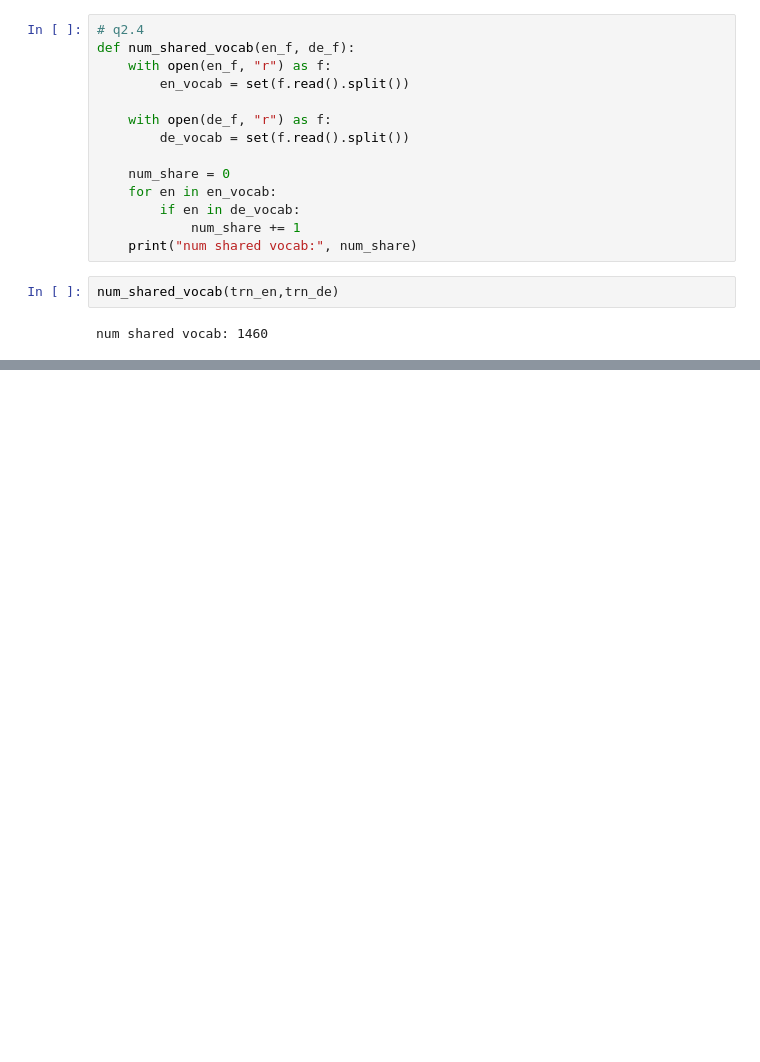
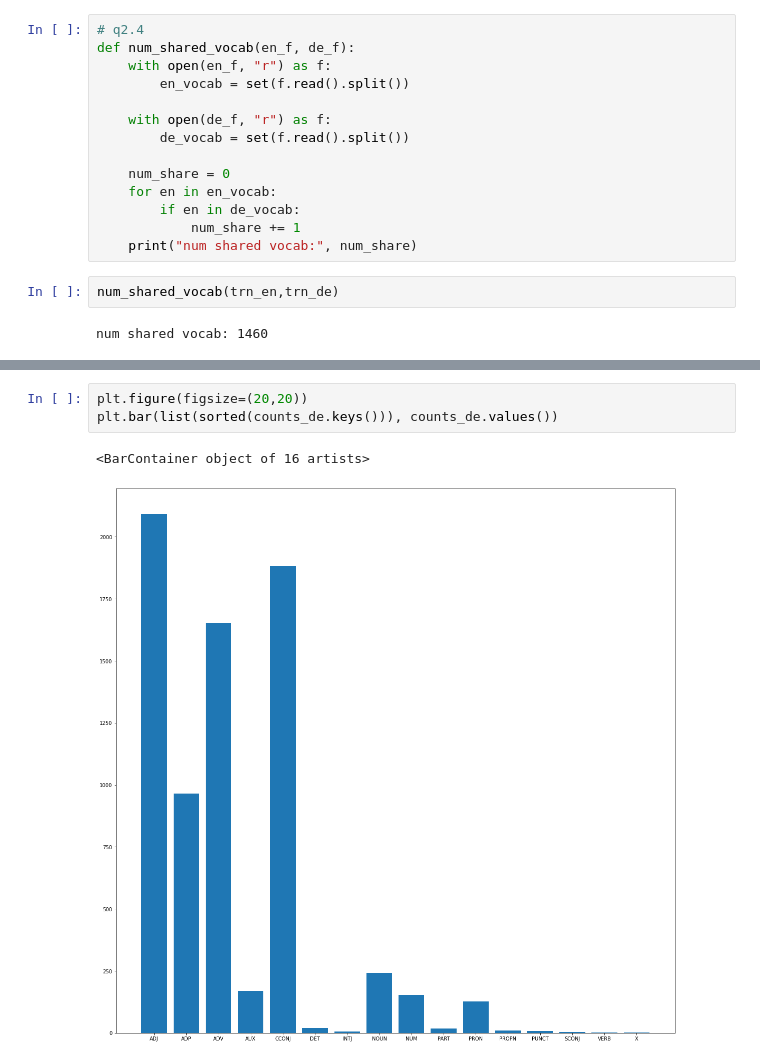
Before and after one commit to yichao-l/nlu_cw2, a Jupyter notebook: exp_yichao.ipynb, the cells around one changed output, grey strips where cells are left out. Drawn from its saved outputs; the diff is of its cells as text; blank space fills up the shorter version.

```diff
--- a/exp_yichao.ipynb
+++ b/exp_yichao.ipynb
@@ -96,0 +203,6 @@ num shared vocab: 1460
+# %%
+plt.figure(figsize=(20,20))
+plt.bar(list(sorted(counts_de.keys())), counts_de.values())
+# %% [output]
+<BarContainer object of 16 artists>
+[figure, added]
```
Also changed, not shown: parts of 13 cells of this notebook.
